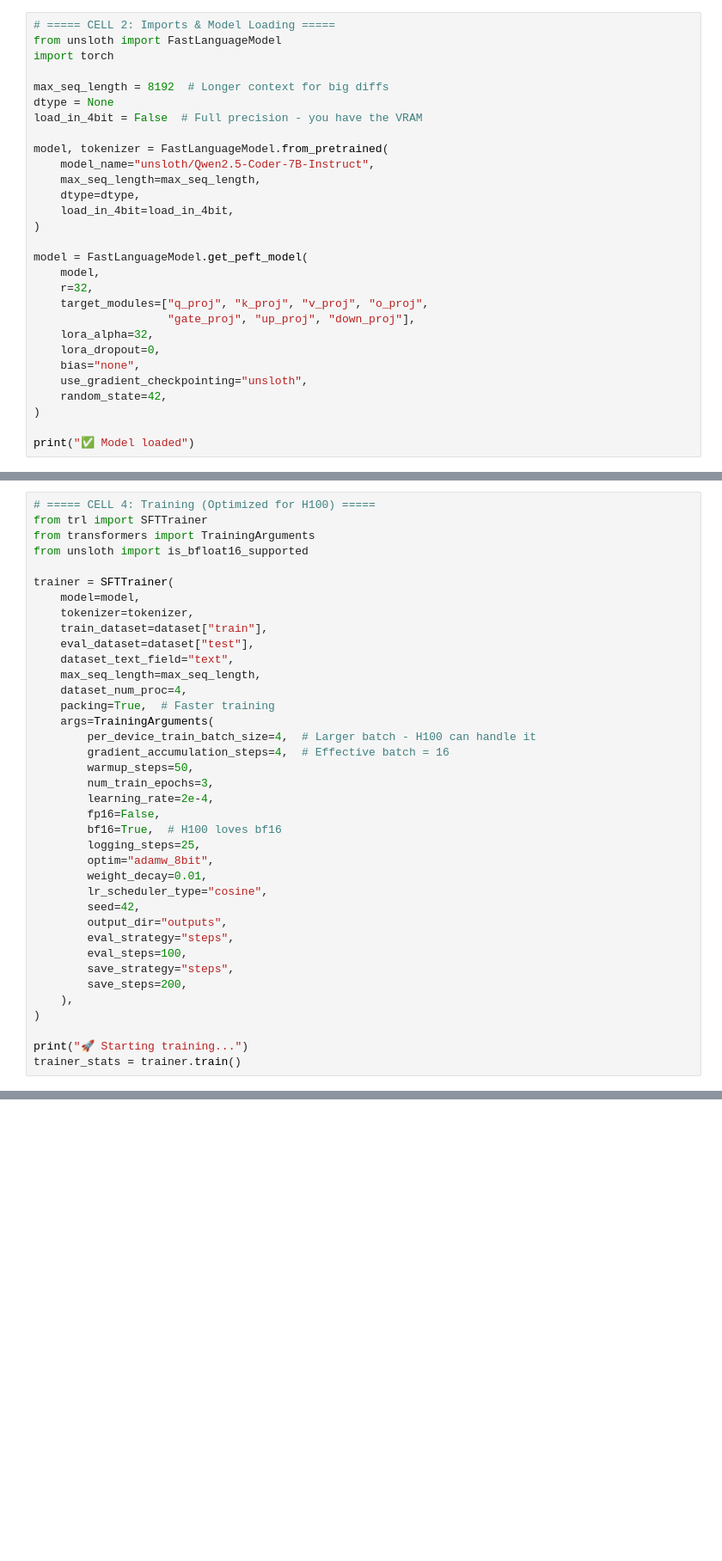
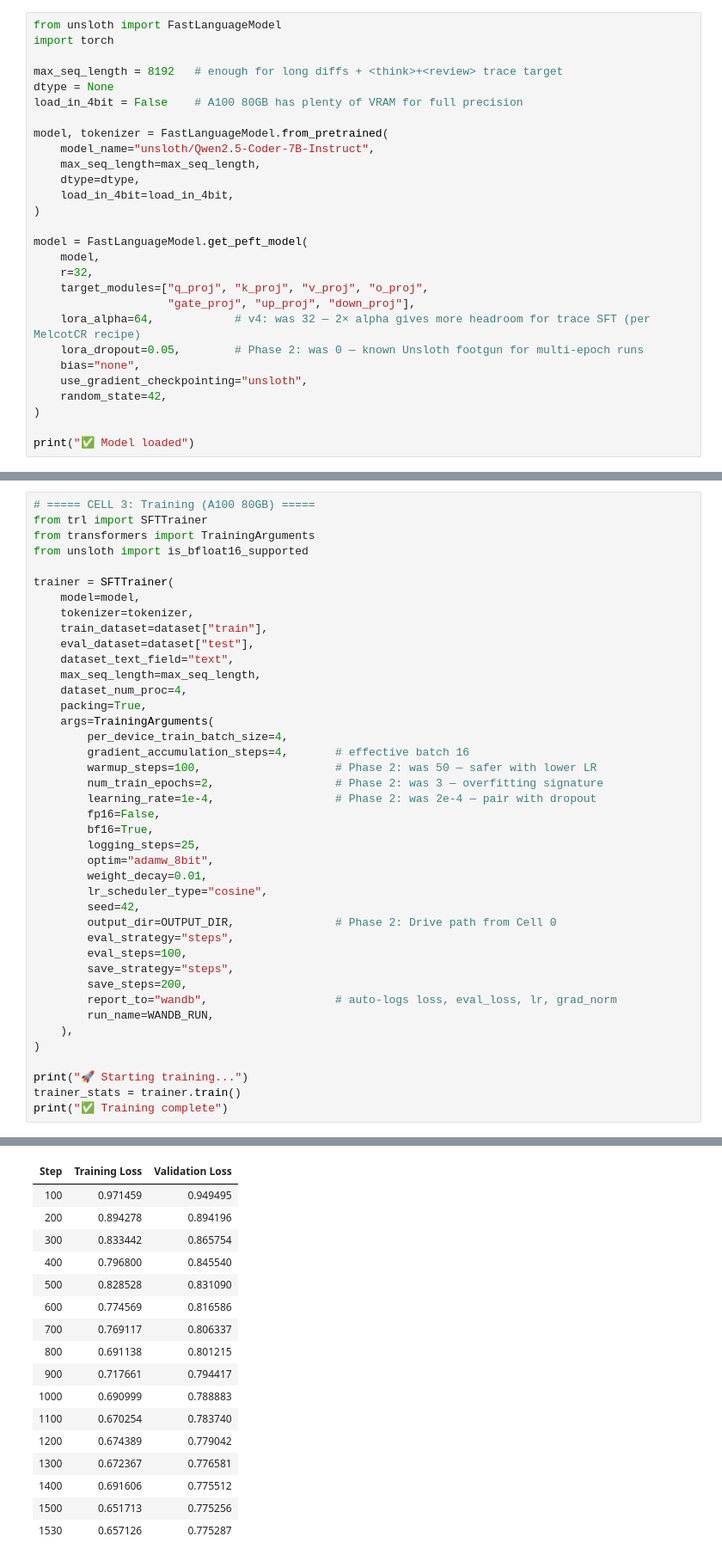
Before and after one commit to deepanathanrajendiran-hub/sft-code-review, a Jupyter notebook: sft.ipynb, the cells around one changed output, grey strips where cells are left out. Shown at 86% size. Saved outputs shown, nothing was run; the diff lists cells and outputs as text; blank space fills up the shorter version.

```diff
--- a/sft.ipynb
+++ b/sft.ipynb
@@ -6,11 +57,10 @@
 # %%
-# ===== CELL 2: Imports & Model Loading =====
 from unsloth import FastLanguageModel
 import torch
 
-max_seq_length = 8192  # Longer context for big diffs
+max_seq_length = 8192   # enough for long diffs + <think>+<review> trace target
 dtype = None
-load_in_4bit = False  # Full precision - you have the VRAM
+load_in_4bit = False    # A100 80GB has plenty of VRAM for full precision
 
 model, tokenizer = FastLanguageModel.from_pretrained(
     model_name="unsloth/Qwen2.5-Coder-7B-Instruct",
@@ -24,8 +74,8 @@ model = FastLanguageModel.get_peft_model(
     r=32,
     target_modules=["q_proj", "k_proj", "v_proj", "o_proj",
                     "gate_proj", "up_proj", "down_proj"],
-    lora_alpha=32,
-    lora_dropout=0,
+    lora_alpha=64,            # v4: was 32 — 2× alpha gives more headroom for trace SFT (per MelcotCR recipe)
+    lora_dropout=0.05,        # Phase 2: was 0 — known Unsloth footgun for multi-epoch runs
     bias="none",
     use_gradient_checkpointing="unsloth",
     random_state=42,
@@ -87,5 +147,5 @@ Train: 11863, Val: 625
 # %%
-# ===== CELL 4: Training (Optimized for H100) =====
+# ===== CELL 3: Training (A100 80GB) =====
 from trl import SFTTrainer
 from transformers import TrainingArguments
 from unsloth import is_bfloat16_supported
@@ -98,28 +158,31 @@ trainer = SFTTrainer(
     dataset_text_field="text",
     max_seq_length=max_seq_length,
     dataset_num_proc=4,
-    packing=True,  # Faster training
+    packing=True,
     args=TrainingArguments(
-        per_device_train_batch_size=4,  # Larger batch - H100 can handle it
-        gradient_accumulation_steps=4,  # Effective batch = 16
-        warmup_steps=50,
-        num_train_epochs=3,
-        learning_rate=2e-4,
+        per_device_train_batch_size=4,
+        gradient_accumulation_steps=4,       # effective batch 16
+        warmup_steps=100,                    # Phase 2: was 50 — safer with lower LR
+        num_train_epochs=2,                  # Phase 2: was 3 — overfitting signature
+        learning_rate=1e-4,                  # Phase 2: was 2e-4 — pair with dropout
         fp16=False,
-        bf16=True,  # H100 loves bf16
+        bf16=True,
         logging_steps=25,
         optim="adamw_8bit",
         weight_decay=0.01,
         lr_scheduler_type="cosine",
         seed=42,
-        output_dir="outputs",
+        output_dir=OUTPUT_DIR,               # Phase 2: Drive path from Cell 0
         eval_strategy="steps",
         eval_steps=100,
         save_strategy="steps",
         save_steps=200,
+        report_to="wandb",                   # auto-logs loss, eval_loss, lr, grad_norm
+        run_name=WANDB_RUN,
     ),
 )
 
 print("🚀 Starting training...")
 trainer_stats = trainer.train()
+print("✅ Training complete")
 # %% [output]
@@ -137,0 +198,17 @@ wandb: Enter your choice:
+| Step | Training Loss | Validation Loss |
+| 100 | 0.971459 | 0.949495 |
+| 200 | 0.894278 | 0.894196 |
+| 300 | 0.833442 | 0.865754 |
+| 400 | 0.796800 | 0.845540 |
+| 500 | 0.828528 | 0.831090 |
+| 600 | 0.774569 | 0.816586 |
+| 700 | 0.769117 | 0.806337 |
+| 800 | 0.691138 | 0.801215 |
+| 900 | 0.717661 | 0.794417 |
+| 1000 | 0.690999 | 0.788883 |
+| 1100 | 0.670254 | 0.783740 |
+| 1200 | 0.674389 | 0.779042 |
+| 1300 | 0.672367 | 0.776581 |
+| 1400 | 0.691606 | 0.775512 |
+| 1500 | 0.651713 | 0.775256 |
+| 1530 | 0.657126 | 0.775287 |
```
Also changed, not shown: parts of 24 cells of this notebook, 38 other files.
